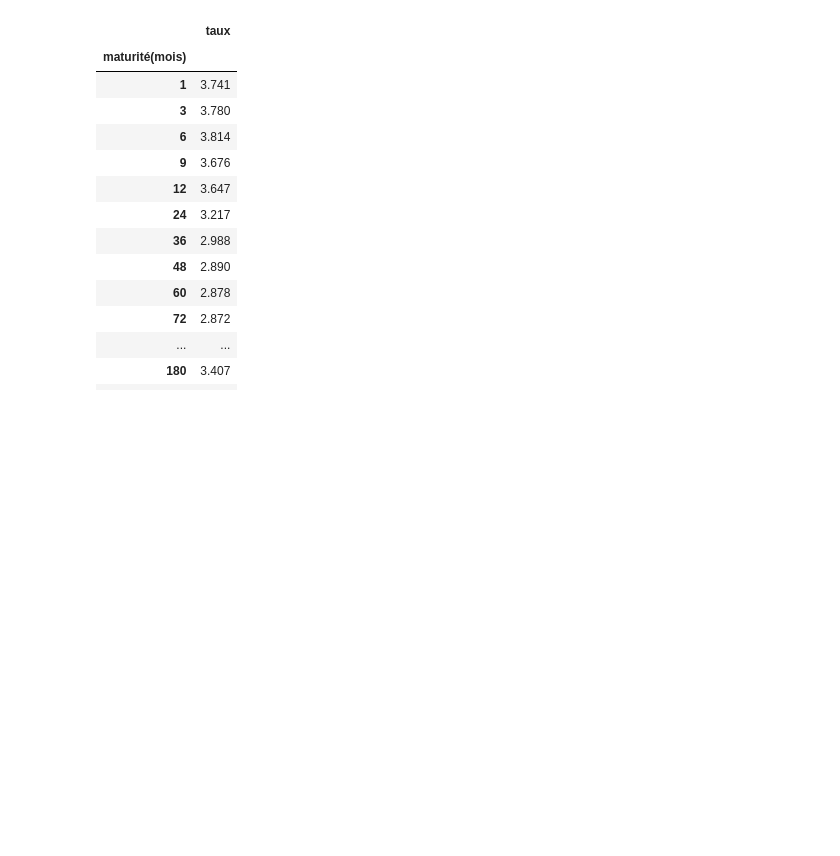
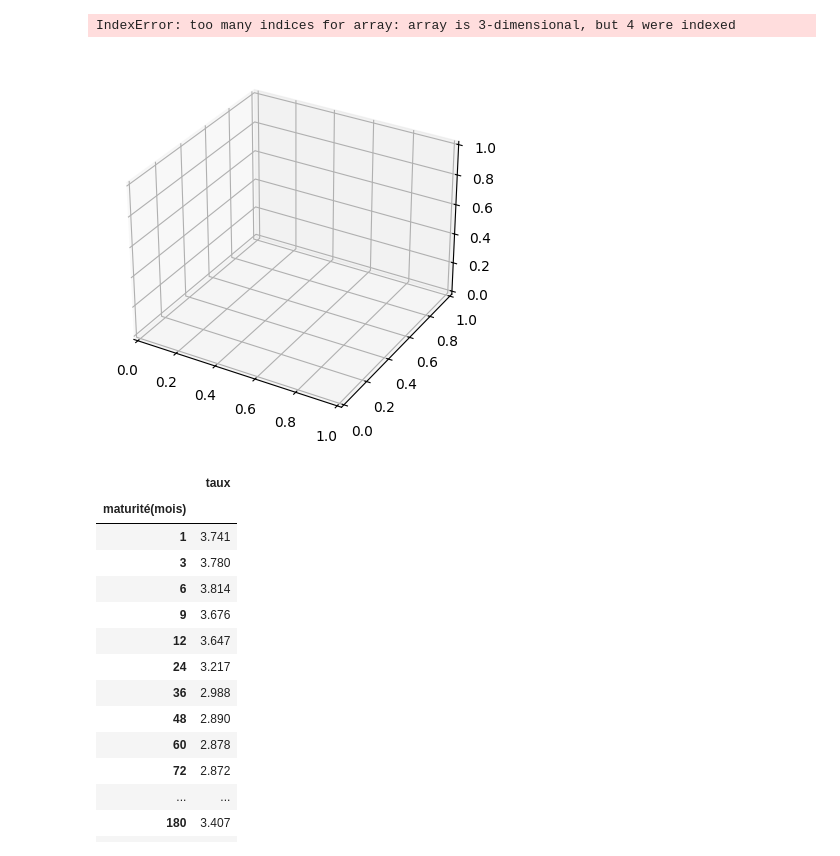
Before and after one commit to maria-aboulaala/Yeild_curve_interpolation, a Jupyter notebook: test.ipynb, the cells around one changed output. Saved outputs shown, nothing was run; the diff lists cells and outputs as text; code cells hidden in the pictures; blank space fills up the shorter version.

```diff
--- a/test.ipynb
+++ b/test.ipynb
@@ -15,6 +15,73 @@ def convert_to_months(years):
         return int(years.split()[0]) * 12
     else:
         return None
+# %%
+import numpy as np
+import matplotlib.pyplot as plt
+from mpl_toolkits.mplot3d import Axes3D
+
+# Paramètres
+M = 50  # Discrétisation temporelle
+N = 20  # Discrétisation spatiale dans chaque dimension
+D = np.pi**2
+tempsa = 0
+tempsb = 1
+a = 0
+b = 1
+
+# Discrétisation spatiale et temporelle
+hx = (b - a) / (N+1)
+hy = (b - a) / (N+1)
+hz = (b - a) / (N+1)
+dt = (tempsb - tempsa) / (M+1)
+
+x = np.linspace(a, b, N+2)
+y = np.linspace(a, b, N+2)
+z = np.linspace(a, b, N+2)
+t = np.linspace(tempsa, tempsb, M+2)
+
+# Initialisation de la condition initiale
+U = np.zeros((N+2, N+2, N+2, M+2))
+X, Y, Z = np.meshgrid(x, y, z, indexing='ij')
+U[1:N+1, 1:N+1, 1:N+1, 0] = np.sin(np.pi * X[1:N+1, 1:N+1, 1:N+1] * hx) * np.sin(np.pi * Y[1:N+1, 1:N+1, 1:N+1] * hy) * np.sin(np.pi * Z[1:N+1, 1:N+1, 1:N+1] * hz)
+
+# Résolution numérique de l'équation de la chaleur
+for m in range(M+1):
+    for i in range(1, N+1):
+        for j in range(1, N+1):
+            for k in range(1, N+1):
+                laplacian = (U[i+1, j, k, m] + U[i-1, j, k, m] + U[i, j+1, k, m] + U[i, j-1, k, m] + U[i, j, k+1, m] + U[i, j, k-1, m] - 6 * U[i, j, k, m])
+                U[i, j, k, m+1] = U[i, j, k, m] + D * dt / (hx**2) * laplacian
+
+# Plot des résultats
+fig = plt.figure()
+ax = fig.add_subplot(111, projection='3d')
+
+for m in range(0, M+2, 5):  # Plot quelques instants de temps
+    ax.scatter(X[1:N+1, :, :, m].flatten(), Y[:, 1:N+1, :, m].flatten(), Z[:, :, 1:N+1, m].flatten(), c=U[1:N+1, 1:N+1, 1:N+1, m].flatten(), cmap='viridis')
+
+ax.set_xlabel('X')
+ax.set_ylabel('Y')
+ax.set_zlabel('Z')
+ax.set_title('Évolution de la température en 3D')
+plt.show()
+ax.set_zlabel('Z')
+ax.set_title('Évolution de la température en 3D')
+plt.show()
+fig = plt.figure()
+ax = fig.add_subplot(111, projection='3d')
+
+for m in range(0, M+2, 5):  # Plot quelques instants de temps
+    ax.scatter(X[:, :, 1, m].flatten(), Y[:, 1, :, m].flatten(), Z[1, :, :, m].flatten(), c=U[1:N+1, 1:N+1, 1:N+1, m].flatten(), cmap='viridis')
+
+ax.set_xlabel('X')
+ax.set_ylabel('Y')
+ax.set_zlabel('Z')
+ax.set_title('Évolution de la température en 3D')
+plt.show()
+# %% [output]
+IndexError: too many indices for array: array is 3-dimensional, but 4 were indexed
+[figure, added]
 # %%
 
 def convert_to_int(rate):
```
Also changed, not shown: 2 other files.
